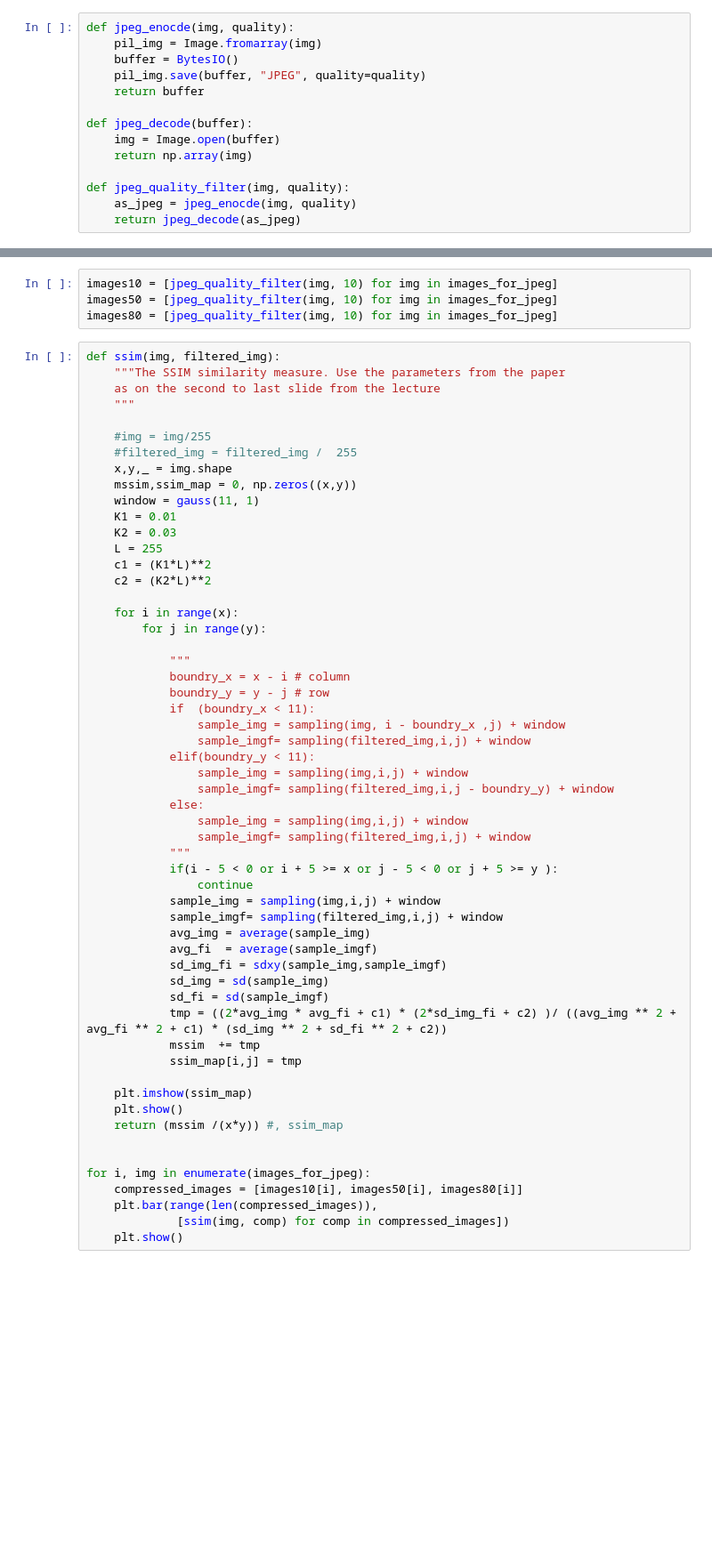
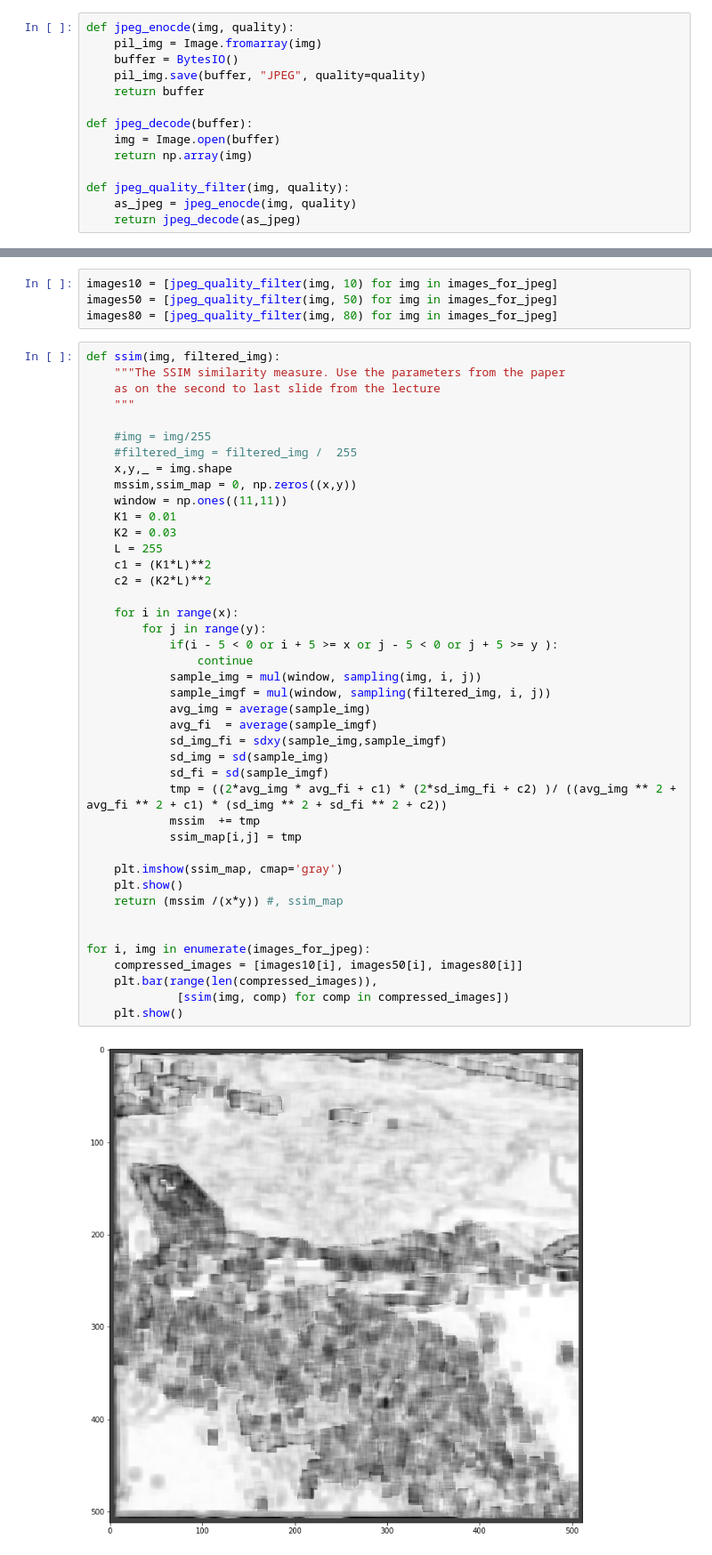
Before and after one commit to Ad96el/Bilderkennung, a Jupyter notebook: assignments/04_assignment.ipynb, the cells around one changed output, grey strips where cells are left out. Shown at 89% size. Drawn from its saved outputs; the diff is of its cells as text; blank space fills up the shorter version.

```diff
--- a/assignments/04_assignment.ipynb
+++ b/assignments/04_assignment.ipynb
@@ -149,7 +183,7 @@ len(images_for_jpeg)
 # %%
 images10 = [jpeg_quality_filter(img, 10) for img in images_for_jpeg]
-images50 = [jpeg_quality_filter(img, 10) for img in images_for_jpeg]
-images80 = [jpeg_quality_filter(img, 10) for img in images_for_jpeg]
+images50 = [jpeg_quality_filter(img, 50) for img in images_for_jpeg]
+images80 = [jpeg_quality_filter(img, 80) for img in images_for_jpeg]
 # %%
 def ssim(img, filtered_img):
     """The SSIM similarity measure. Use the parameters from the paper
@@ -160,49 +194,37 @@ def ssim(img, filtered_img):
     #filtered_img = filtered_img /  255
     x,y,_ = img.shape
     mssim,ssim_map = 0, np.zeros((x,y))
-    window = gauss(11, 1)
+    window = np.ones((11,11))
     K1 = 0.01
     K2 = 0.03
     L = 255
     c1 = (K1*L)**2
     c2 = (K2*L)**2
 
     for i in range(x):
         for j in range(y):
-
-            """
-            boundry_x = x - i # column
-            boundry_y = y - j # row
-            if  (boundry_x < 11):
-                sample_img = sampling(img, i - boundry_x ,j) + window
-                sample_imgf= sampling(filtered_img,i,j) + window
-            elif(boundry_y < 11):
-                sample_img = sampling(img,i,j) + window
-                sample_imgf= sampling(filtered_img,i,j - boundry_y) + window
-            else:
-                sample_img = sampling(img,i,j) + window
-                sample_imgf= sampling(filtered_img,i,j) + window
-            """
             if(i - 5 < 0 or i + 5 >= x or j - 5 < 0 or j + 5 >= y ):
                 continue
-            sample_img = sampling(img,i,j) + window
-            sample_imgf= sampling(filtered_img,i,j) + window
+            sample_img = mul(window, sampling(img, i, j))
+            sample_imgf = mul(window, sampling(filtered_img, i, j))
             avg_img = average(sample_img)
             avg_fi  = average(sample_imgf)
             sd_img_fi = sdxy(sample_img,sample_imgf)
             sd_img = sd(sample_img)
             sd_fi = sd(sample_imgf)
             tmp = ((2*avg_img * avg_fi + c1) * (2*sd_img_fi + c2) )/ ((avg_img ** 2 + avg_fi ** 2 + c1) * (sd_img ** 2 + sd_fi ** 2 + c2))
             mssim  += tmp
             ssim_map[i,j] = tmp
 
-    plt.imshow(ssim_map)
+    plt.imshow(ssim_map, cmap='gray')
     plt.show()
     return (mssim /(x*y)) #, ssim_map
 
 
 for i, img in enumerate(images_for_jpeg):
     compressed_images = [images10[i], images50[i], images80[i]]
     plt.bar(range(len(compressed_images)),
              [ssim(img, comp) for comp in compressed_images])
     plt.show()
+# %% [output]
+[figure, added]
```
Also changed, not shown: parts of 5 cells of this notebook.
